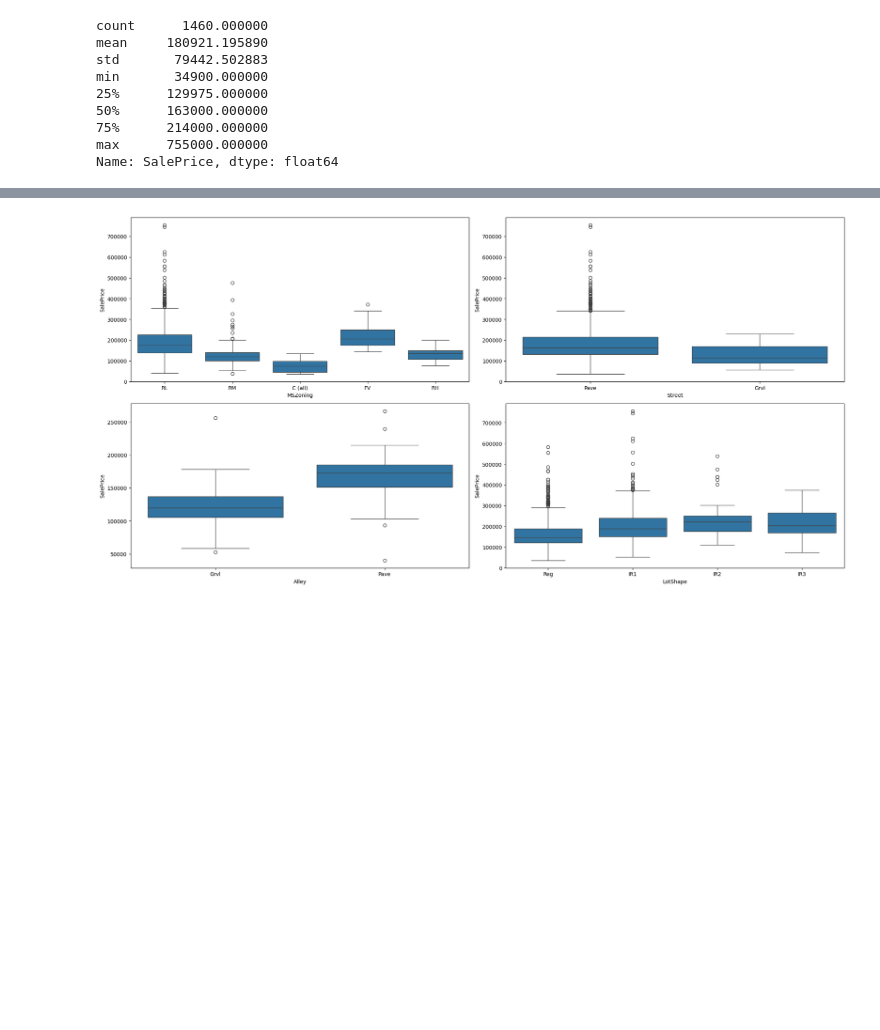
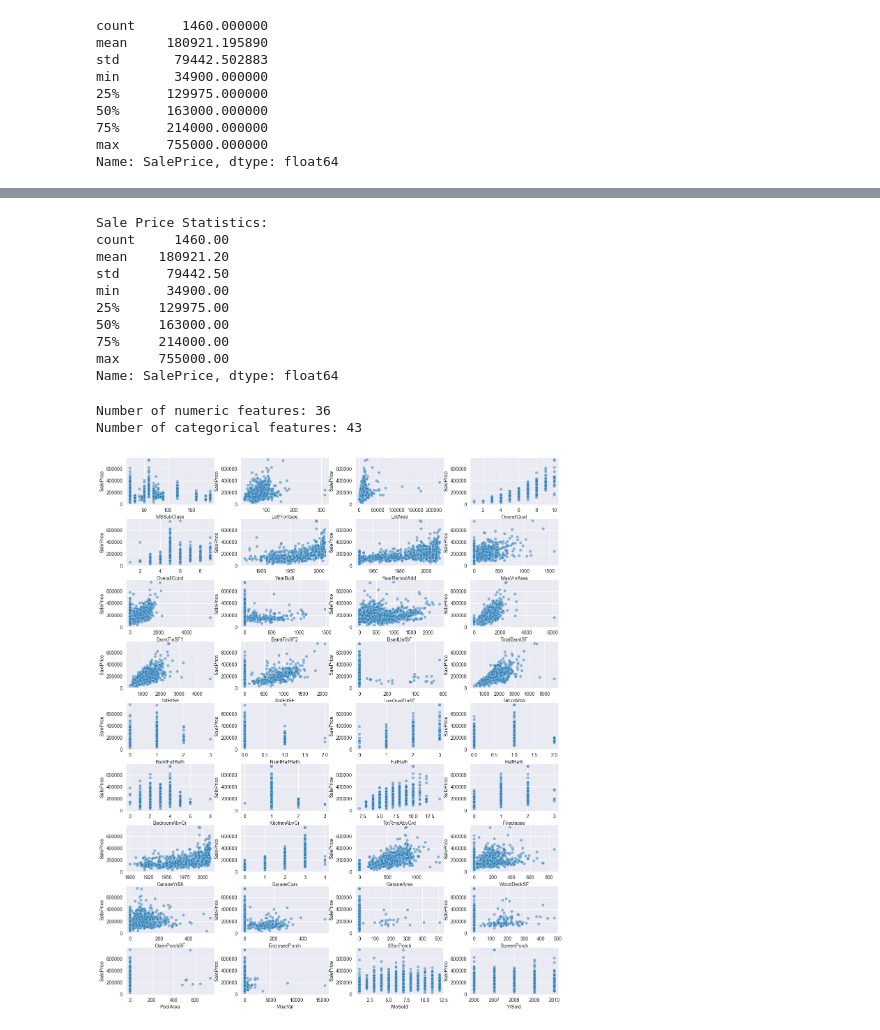
Before and after one commit to LanceHsun/house-price-prediction, a Jupyter notebook: notebooks/01_Initial_Data_Exploration_and_EDA.ipynb, the cells around one changed output, grey strips where cells are left out. Cells and saved outputs as stored; diff of their text form; code cells hidden in the pictures; blank space fills up the shorter version.

```diff
--- a/notebooks/01_Initial_Data_Exploration_and_EDA.ipynb
+++ b/notebooks/01_Initial_Data_Exploration_and_EDA.ipynb
@@ -114,9 +97,39 @@ Name: SalePrice, dtype: float64
 # %%
-categorical_features = train_data.select_dtypes(include=['object']).columns
-fig, axes = plt.subplots(2, 2, figsize=(20, 10))
-for i, feature in enumerate(categorical_features[:4]):
-    sns.boxplot(x=feature, y='SalePrice', data=train_data, ax=axes[i//2, i%2])
-plt.tight_layout()
-plt.show()
+print("\nSale Price Statistics:")
+print(train['SalePrice'].describe())
 # %% [output]
-[figure, removed]
+Sale Price Statistics:
+count     1460.00
+mean    180921.20
+std      79442.50
+min      34900.00
+25%     129975.00
+50%     163000.00
+75%     214000.00
+max     755000.00
+Name: SalePrice, dtype: float64
+# %%
+num_features = []
+cate_features = []
+for col in test.columns:
+    if test[col].dtype == 'object':
+        cate_features.append(col)
+    else:
+        num_features.append(col)
+print('\nNumber of numeric features:', len(num_features))
+print('Number of categorical features:', len(cate_features))
+# %% [output]
+Number of numeric features: 36
+Number of categorical features: 43
+# %%
+# 查看数字特征与目标值的关系
+plt.figure(figsize=(16, 20))
+plt.subplots_adjust(hspace=0.3, wspace=0.3)
+for i, feature in enumerate(num_features):
+    plt.subplot(9, 4, i+1)
+    sns.scatterplot(x=feature, y='SalePrice', data=train, alpha=0.5)
+    plt.xlabel(feature)
+    plt.ylabel('SalePrice')
+plt.show()
+# %% [output]
+[figure, added]
```
Also changed, not shown: parts of 11 cells of this notebook, 2 other files.
